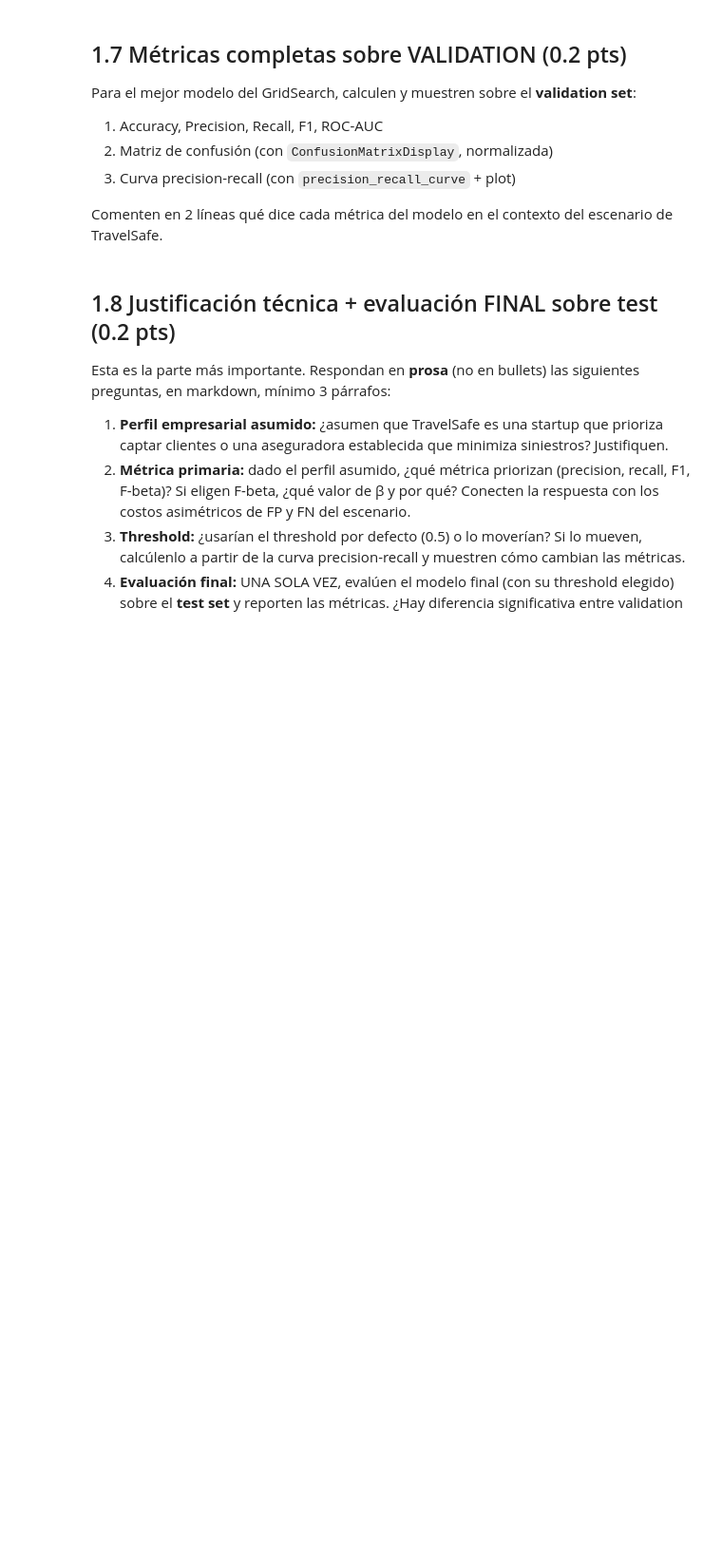
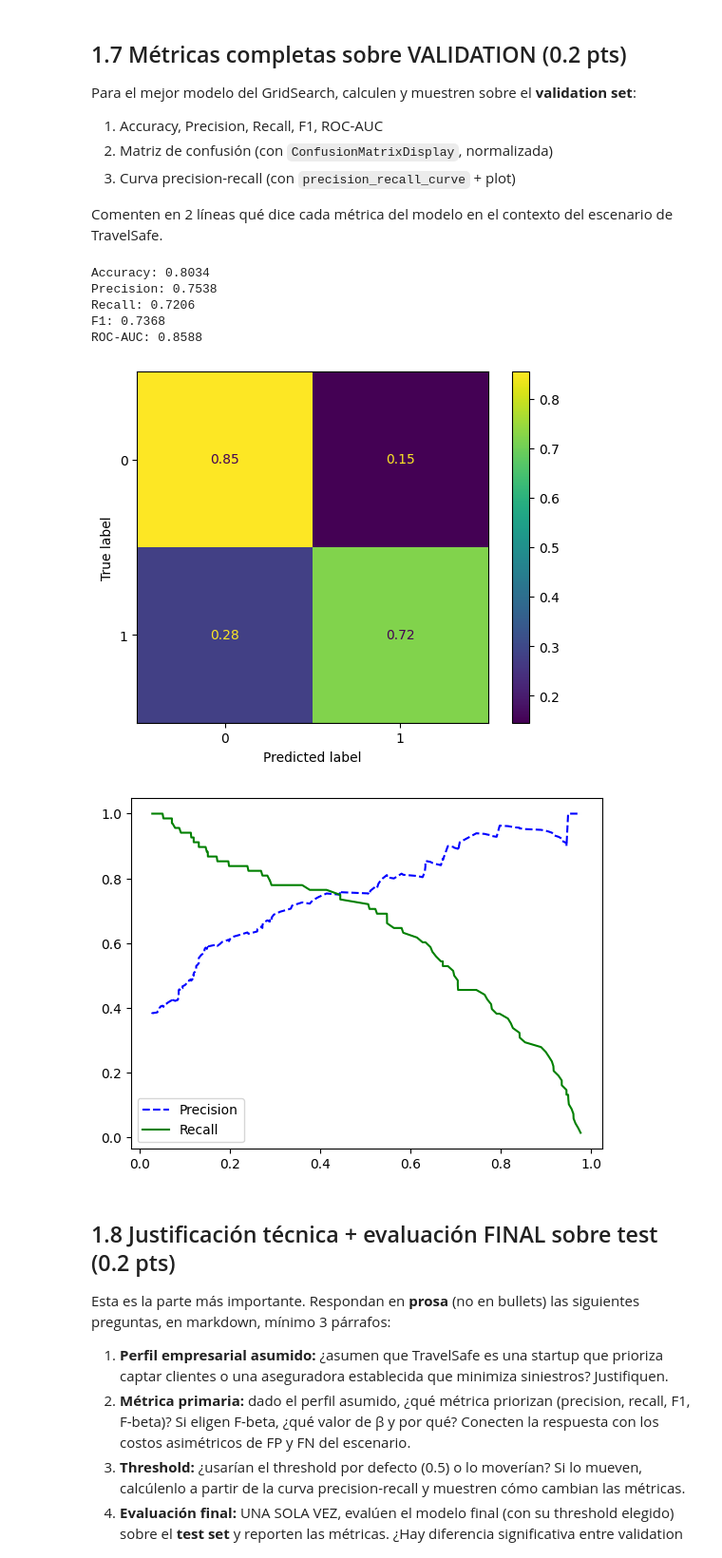
Before and after one commit to danielbazx/Machine-Learning-6-SIN-A-Mar-Jul-2026, a Jupyter notebook: evaluacion_titanic.ipynb, the cells around one changed output. Shown at 95% size. Saved outputs shown, nothing was run; the diff lists cells and outputs as text; code cells hidden in the pictures; blank space fills up the shorter version.

```diff
--- a/evaluacion_titanic.ipynb
+++ b/evaluacion_titanic.ipynb
@@ -301,6 +301,35 @@ Para el mejor modelo del GridSearch, calculen y muestren sobre el **validation s
 Comenten en 2 líneas qué dice cada métrica del modelo en el contexto del escenario de TravelSafe.
 # %%
 # 1.7 Métricas sobre validation — completen aquí
+from sklearn.metrics import ConfusionMatrixDisplay, precision_recall_curve
+
+y_pred_val = best_model.predict(X_val)
+y_probs_val = best_model.predict_proba(X_val)[:, 1]
+
+print(f"Accuracy: {accuracy_score(y_val, y_pred_val):.4f}")
+print(f"Precision: {precision_score(y_val, y_pred_val):.4f}")
+print(f"Recall: {recall_score(y_val, y_pred_val):.4f}")
+print(f"F1: {f1_score(y_val, y_pred_val):.4f}")
+print(f"ROC-AUC: {roc_auc_score(y_val, y_probs_val):.4f}")
+
+# Comentario: Precision nos indica cuántos de los predichos como "sobrevivientes" realmente lo hicieron. Recall muestra cuántos de los sobrevivientes reales logramos captar.
+
+ConfusionMatrixDisplay.from_estimator(best_model, X_val, y_val, normalize='true')
+plt.show()
+
+precisions, recalls, thresholds = precision_recall_curve(y_val, y_probs_val)
+plt.plot(thresholds, precisions[:-1], 'b--', label='Precision')
+plt.plot(thresholds, recalls[:-1], 'g-', label='Recall')
+plt.legend()
+plt.show()
+# %% [output]
+Accuracy: 0.8034
+Precision: 0.7538
+Recall: 0.7206
+F1: 0.7368
+ROC-AUC: 0.8588
+[figure, added]
+[figure, added]
 # %% [markdown]
 ## 1.8 Justificación técnica + evaluación FINAL sobre test (0.2 pts)
 
```
Also changed, not shown: parts of 18 cells of this notebook.
